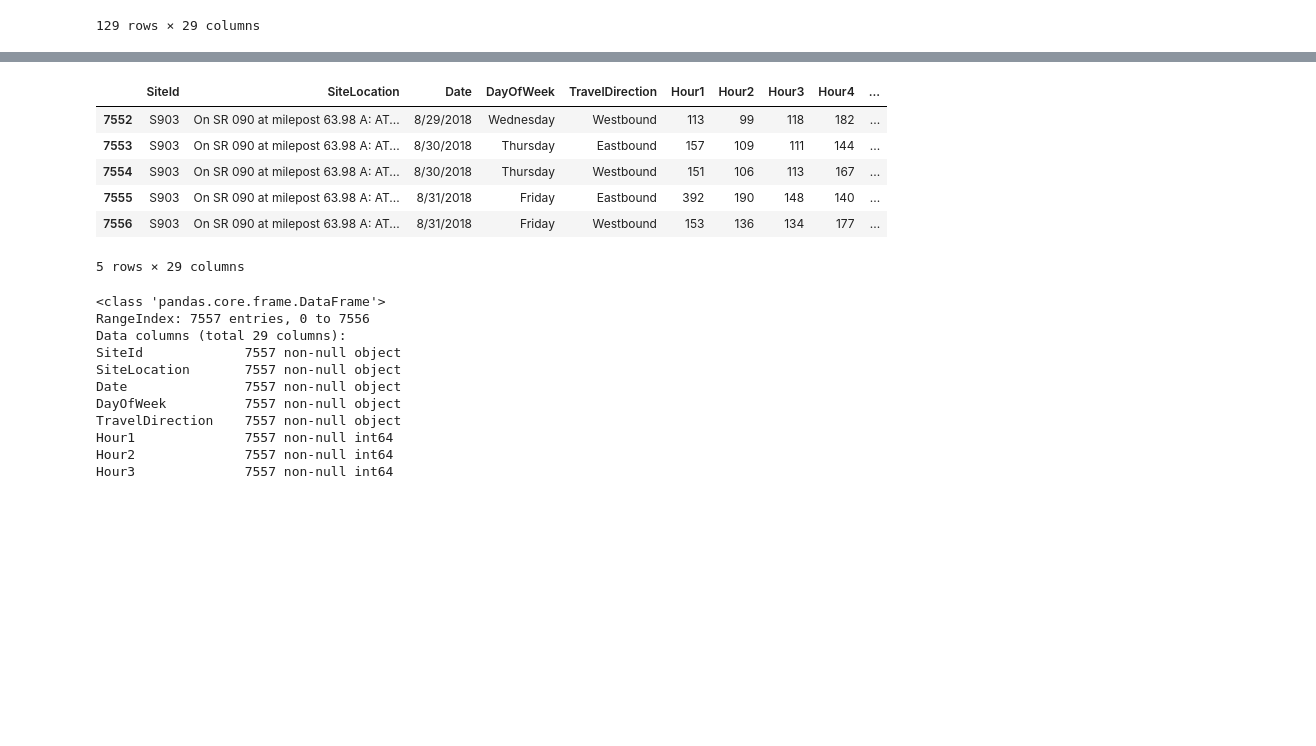
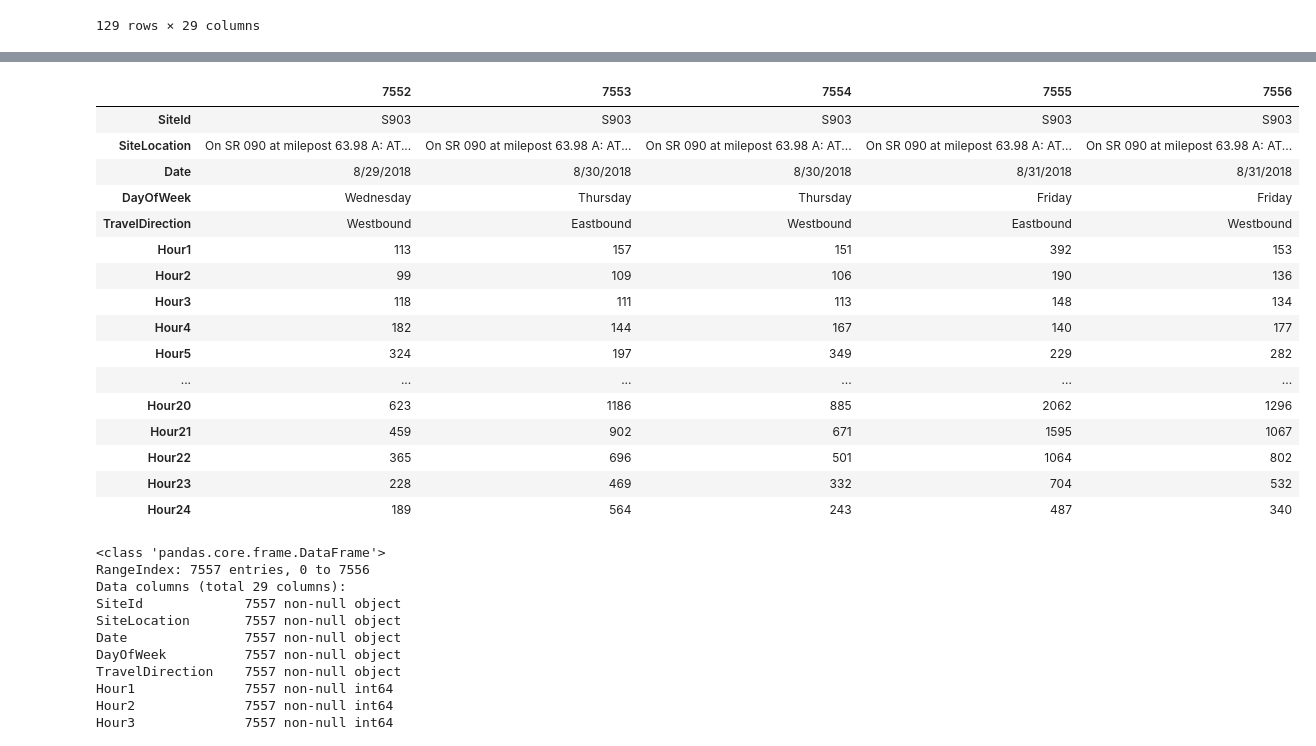
Before and after one commit to leannebaldwin/Pass_Closure, a Jupyter notebook: data_exploration/snoqualmie_pass_PTR/Snoqulamie_PTR_Data_exploration.ipynb, the cells around one changed output, grey strips where cells are left out. Saved outputs shown, nothing was run; the diff lists cells and outputs as text; code cells hidden in the pictures; blank space fills up the shorter version.

```diff
--- a/data_exploration/snoqualmie_pass_PTR/Snoqulamie_PTR_Data_exploration.ipynb
+++ b/data_exploration/snoqualmie_pass_PTR/Snoqulamie_PTR_Data_exploration.ipynb
@@ -83,13 +113,23 @@ data903.head()
 # %%
-data903.tail()
+data903.tail().T
 # %% [output]
-|  | SiteId | SiteLocation | Date | DayOfWeek | TravelDirection | Hour1 | Hour2 | Hour3 | Hour4 | ... |
-| 7552 | S903 | On SR 090 at milepost 63.98 A: AT... | 8/29/2018 | Wednesday | Westbound | 113 | 99 | 118 | 182 | ... |
-| 7553 | S903 | On SR 090 at milepost 63.98 A: AT... | 8/30/2018 | Thursday | Eastbound | 157 | 109 | 111 | 144 | ... |
-| 7554 | S903 | On SR 090 at milepost 63.98 A: AT... | 8/30/2018 | Thursday | Westbound | 151 | 106 | 113 | 167 | ... |
-| 7555 | S903 | On SR 090 at milepost 63.98 A: AT... | 8/31/2018 | Friday | Eastbound | 392 | 190 | 148 | 140 | ... |
-| 7556 | S903 | On SR 090 at milepost 63.98 A: AT... | 8/31/2018 | Friday | Westbound | 153 | 136 | 134 | 177 | ... |
+|  | 7552 | 7553 | 7554 | 7555 | 7556 |
+| SiteId | S903 | S903 | S903 | S903 | S903 |
+| SiteLocation | On SR 090 at milepost 63.98 A: AT... | On SR 090 at milepost 63.98 A: AT... | On SR 090 at milepost 63.98 A: AT... | On SR 090 at milepost 63.98 A: AT... | On SR 090 at milepost 63.98 A: AT... |
+| Date | 8/29/2018 | 8/30/2018 | 8/30/2018 | 8/31/2018 | 8/31/2018 |
+| DayOfWeek | Wednesday | Thursday | Thursday | Friday | Friday |
+| TravelDirection | Westbound | Eastbound | Westbound | Eastbound | Westbound |
+| Hour1 | 113 | 157 | 151 | 392 | 153 |
+| Hour2 | 99 | 109 | 106 | 190 | 136 |
+| Hour3 | 118 | 111 | 113 | 148 | 134 |
+| Hour4 | 182 | 144 | 167 | 140 | 177 |
+| Hour5 | 324 | 197 | 349 | 229 | 282 |
+| ... | ... | ... | ... | ... | ... |
+| Hour20 | 623 | 1186 | 885 | 2062 | 1296 |
+| Hour21 | 459 | 902 | 671 | 1595 | 1067 |
+| Hour22 | 365 | 696 | 501 | 1064 | 802 |
+| Hour23 | 228 | 469 | 332 | 704 | 532 |
+| Hour24 | 189 | 564 | 243 | 487 | 340 |
-5 rows × 29 columns
 # %%
 data903.info()
 # %% [output]
```
Also changed, not shown: parts of 6 cells of this notebook.
